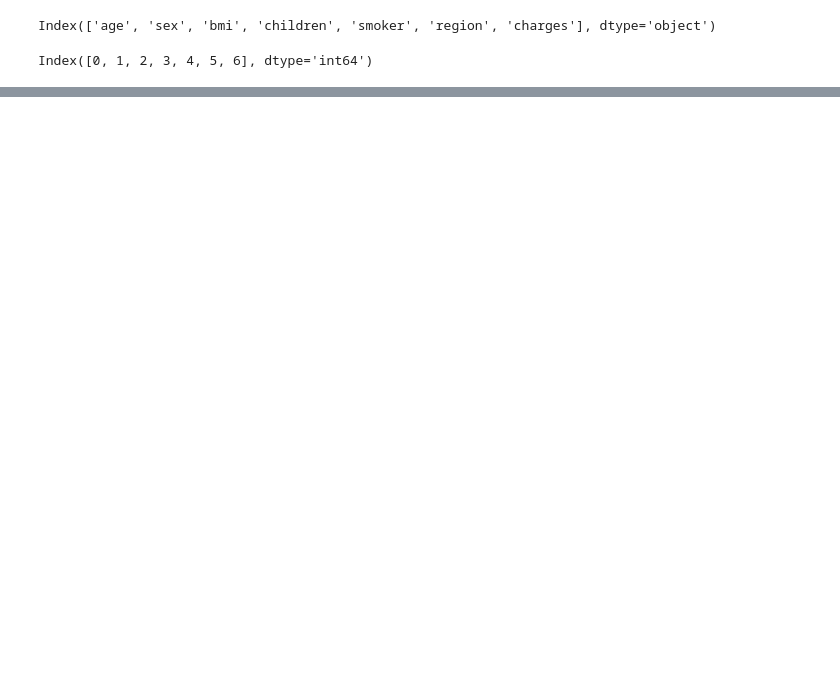
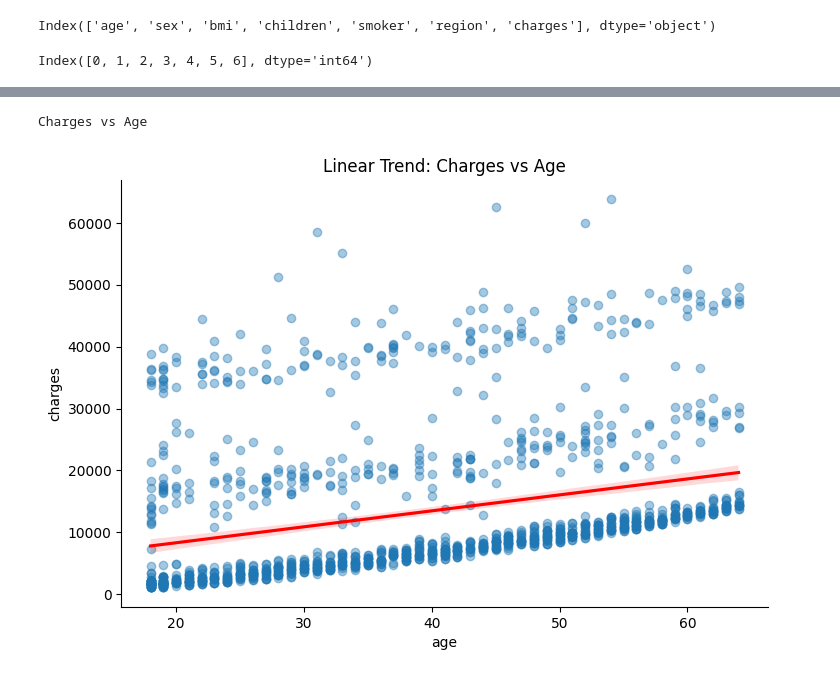
Before and after one commit to rmunozcuevas/datamining, a Jupyter notebook: project_two/projtwo.ipynb, the cells around one changed output, grey strips where cells are left out. Saved outputs shown, nothing was run; the diff lists cells and outputs as text; code cells hidden in the pictures; blank space fills up the shorter version.

```diff
--- a/project_two/projtwo.ipynb
+++ b/project_two/projtwo.ipynb
@@ -84,0 +213,11 @@ X = df.drop(columns=['A1', 'A4'])
+# %%
+print("Charges vs Age")
+
+
+sns.lmplot(x="age", y="charges", data=df, aspect=1.5,
+           scatter_kws={"alpha":0.4}, line_kws={"color":"red"})
+plt.title("Linear Trend: Charges vs Age")
+plt.show()
+# %% [output]
+Charges vs Age
+[figure, added]
```
Also changed, not shown: parts of 16 cells of this notebook, 4 other files.
